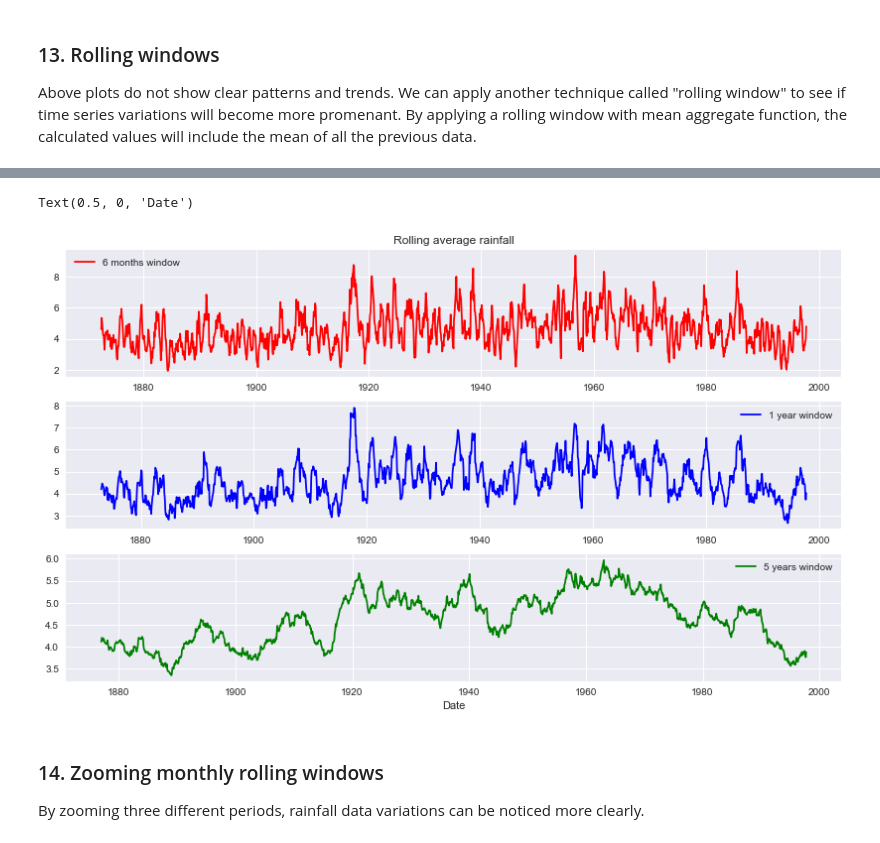
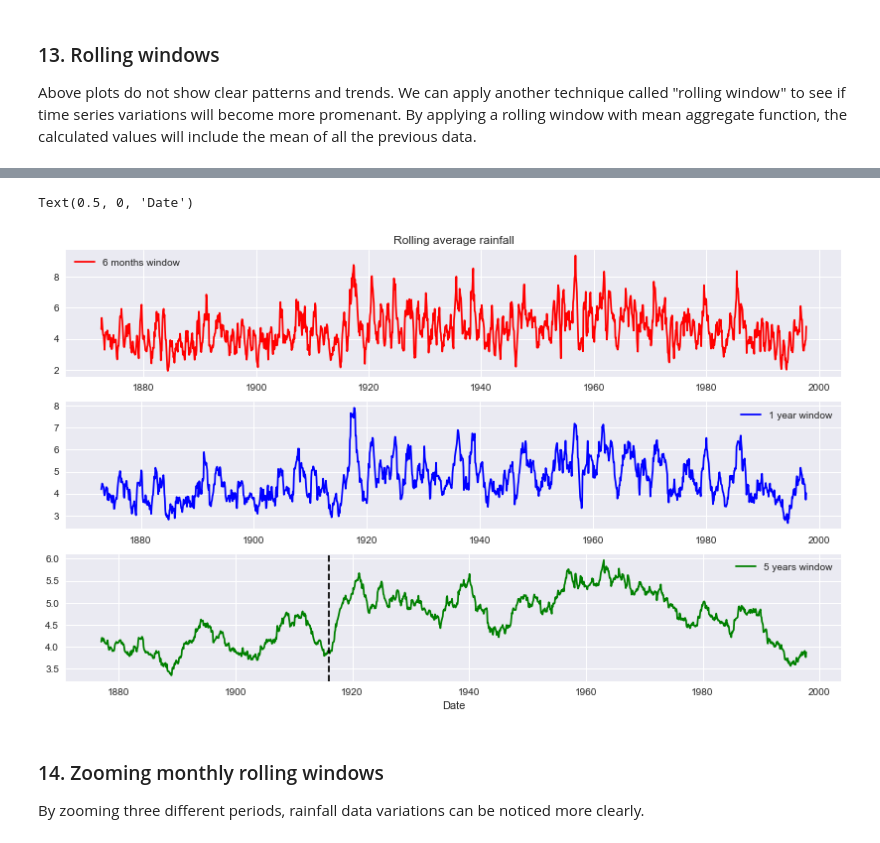
Before and after one commit to lilianasku/Time-series-analysis, a Jupyter notebook: notebooks/Rainfall_EDA.ipynb, the cells around one changed output, grey strips where cells are left out. Saved outputs shown, nothing was run; the diff lists cells and outputs as text; code cells hidden in the pictures.

```diff
--- a/notebooks/Rainfall_EDA.ipynb
+++ b/notebooks/Rainfall_EDA.ipynb
@@ -310,6 +328,7 @@ fig,ax = plt.subplots(3,1)
 ax[0].plot(rain_monthly_rw.index, rain_monthly_rw['rain_value'], color = 'red')
 ax[1].plot(rain_annual_rw.index, rain_annual_rw['rain_value'], color = 'blue')
 ax[2].plot(rain_annual_rw2.index, rain_annual_rw2['rain_value'], color = 'green')
+ax[2].axvline('1916', color='black', linestyle = '--')
 
 ax[0].set_title('Rolling average rainfall')
 ax[0].legend(['6 months window'])
@@ -321,5 +340,5 @@ Wall time: 54.4 ms
 Text(0.5, 0, 'Date')
-[figure, old version]
+[figure, new version]
 # %% [markdown]
 ### 14. Zooming monthly rolling windows
 
```
Also changed, not shown: parts of 10 cells of this notebook.
